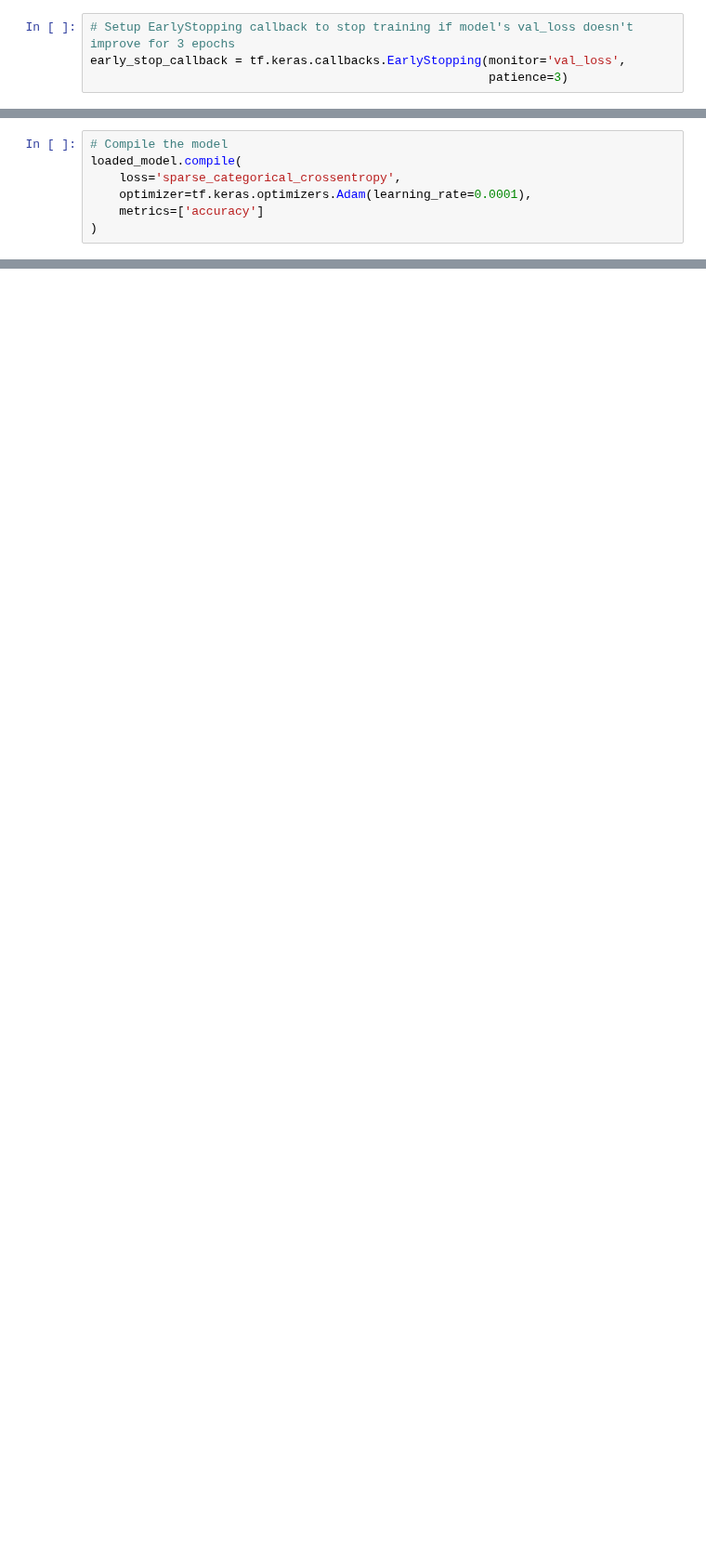
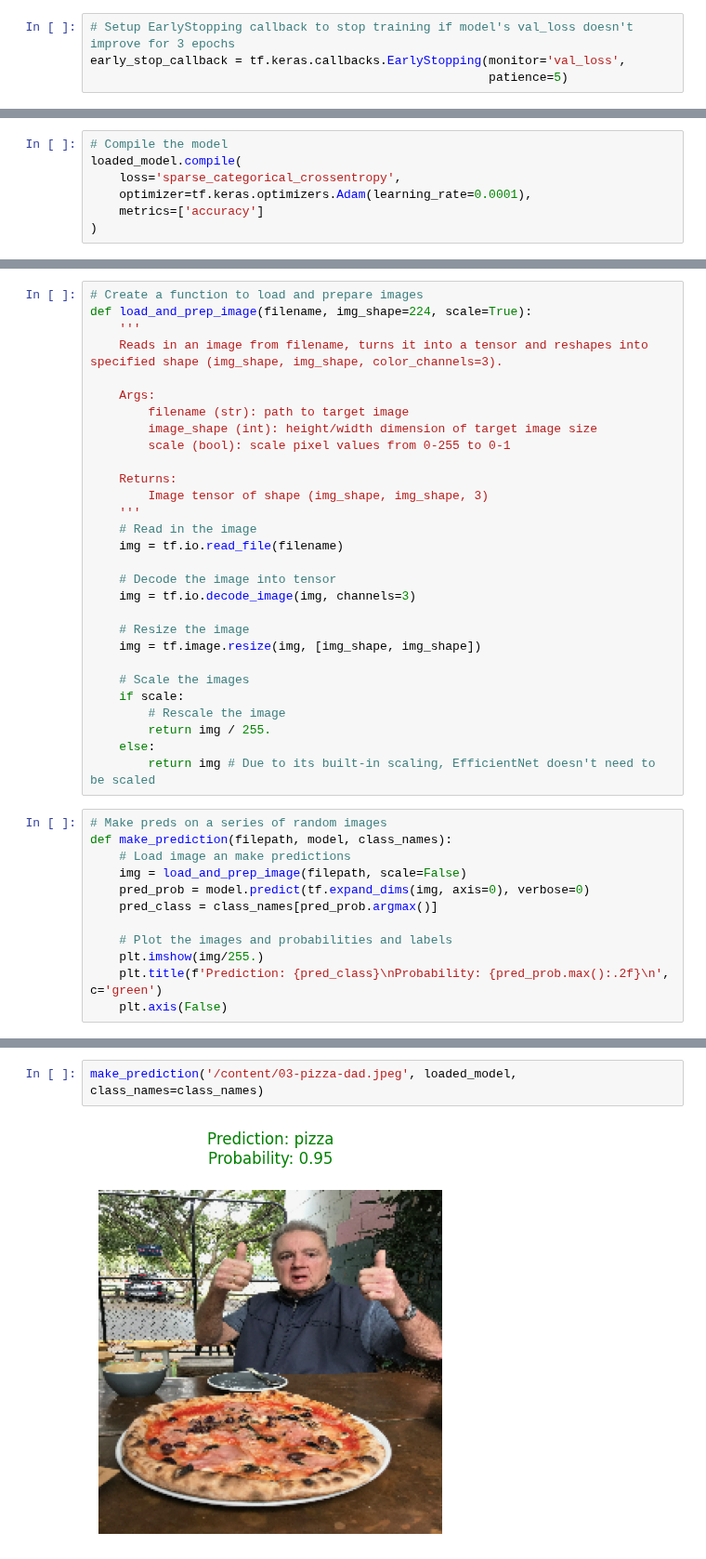
Before and after one commit to SedatParlak/tensorflow, a Jupyter notebook: 07_milestone_project_food_vision.ipynb, the cells around one changed output, grey strips where cells are left out. Shown at 93% size. Drawn from its saved outputs; the diff is of its cells as text; blank space fills up the shorter version.

```diff
--- a/07_milestone_project_food_vision.ipynb
+++ b/07_milestone_project_food_vision.ipynb
@@ -431,7 +440,7 @@ Layer name: dense_1 -- Layer trainable: True
 # %%
 # Setup EarlyStopping callback to stop training if model's val_loss doesn't improve for 3 epochs
 early_stop_callback = tf.keras.callbacks.EarlyStopping(monitor='val_loss',
-                                                       patience=3)
+                                                       patience=5)
 # %%
 # Create ModelCheckpoint callback to save best model during fine-tuning
 model_checkpoint_dir = 'checkpoint/cp.cpkt'
@@ -480,0 +508,41 @@ model.save('loaded_model.keras')
+# %%
+# Create a function to load and prepare images
+def load_and_prep_image(filename, img_shape=224, scale=True):
+    '''
+    Reads in an image from filename, turns it into a tensor and reshapes into specified shape (img_shape, img_shape, color_channels=3).
+
+    Args:
+        filename (str): path to target image
+        image_shape (int): height/width dimension of target image size
+        scale (bool): scale pixel values from 0-255 to 0-1
+
+    Returns:
+        Image tensor of shape (img_shape, img_shape, 3)
+    '''
+    # Read in the image
+    img = tf.io.read_file(filename)
+
+    # Decode the image into tensor
+    img = tf.io.decode_image(img, channels=3)
+
+    # Resize the image
+    img = tf.image.resize(img, [img_shape, img_shape])
+
+    # Scale the images
+    if scale:
+        # Rescale the image
+        return img / 255.
+    else:
+        return img # Due to its built-in scaling, EfficientNet doesn't need to be scaled
+# %%
+# Make preds on a series of random images
+def make_prediction(filepath, model, class_names):
+    # Load image an make predictions
+    img = load_and_prep_image(filepath, scale=False)
+    pred_prob = model.predict(tf.expand_dims(img, axis=0), verbose=0)
+    pred_class = class_names[pred_prob.argmax()]
+
+    # Plot the images and probabilities and labels
+    plt.imshow(img/255.)
+    plt.title(f'Prediction: {pred_class}\nProbability: {pred_prob.max():.2f}\n', c='green')
+    plt.axis(False)
@@ -480,0 +563,4 @@ model.save('loaded_model.keras')
+# %%
+make_prediction('/content/03-pizza-dad.jpeg', loaded_model, class_names=class_names)
+# %% [output]
+[figure, added]
```
Also changed, not shown: parts of 23 cells of this notebook.
